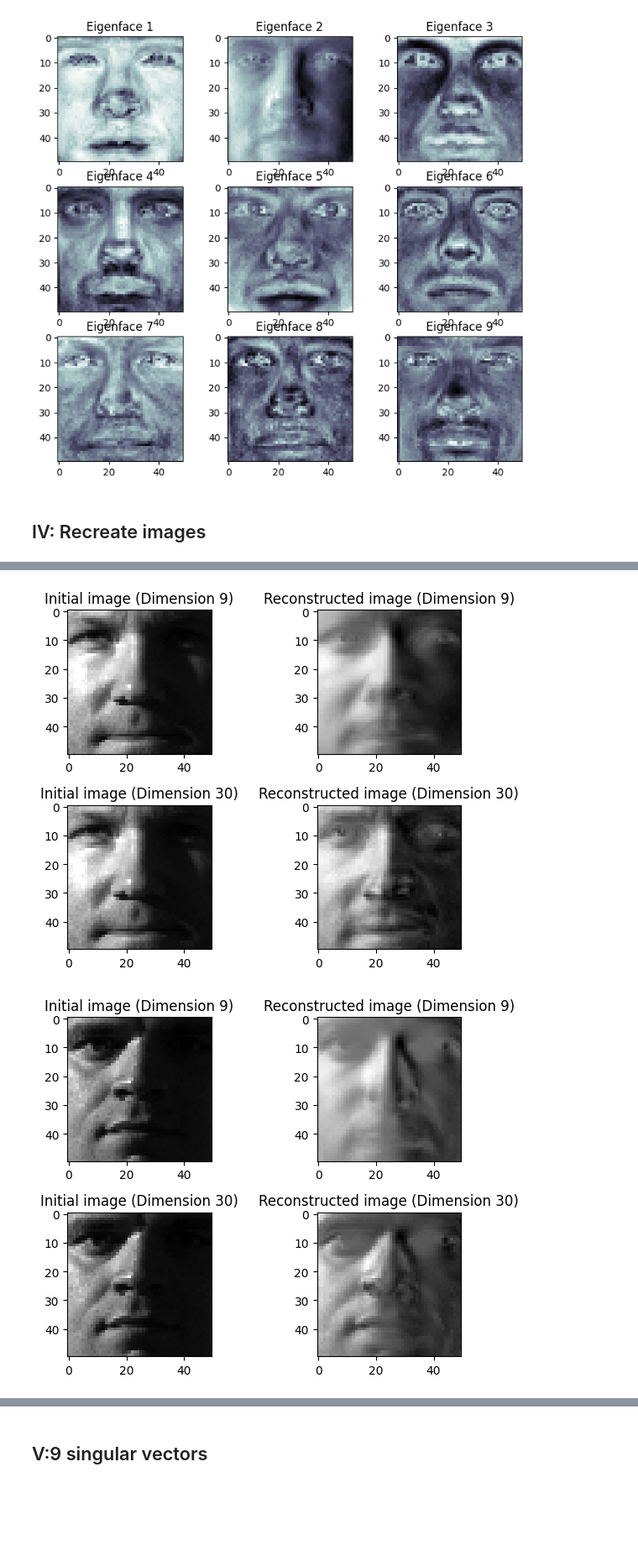
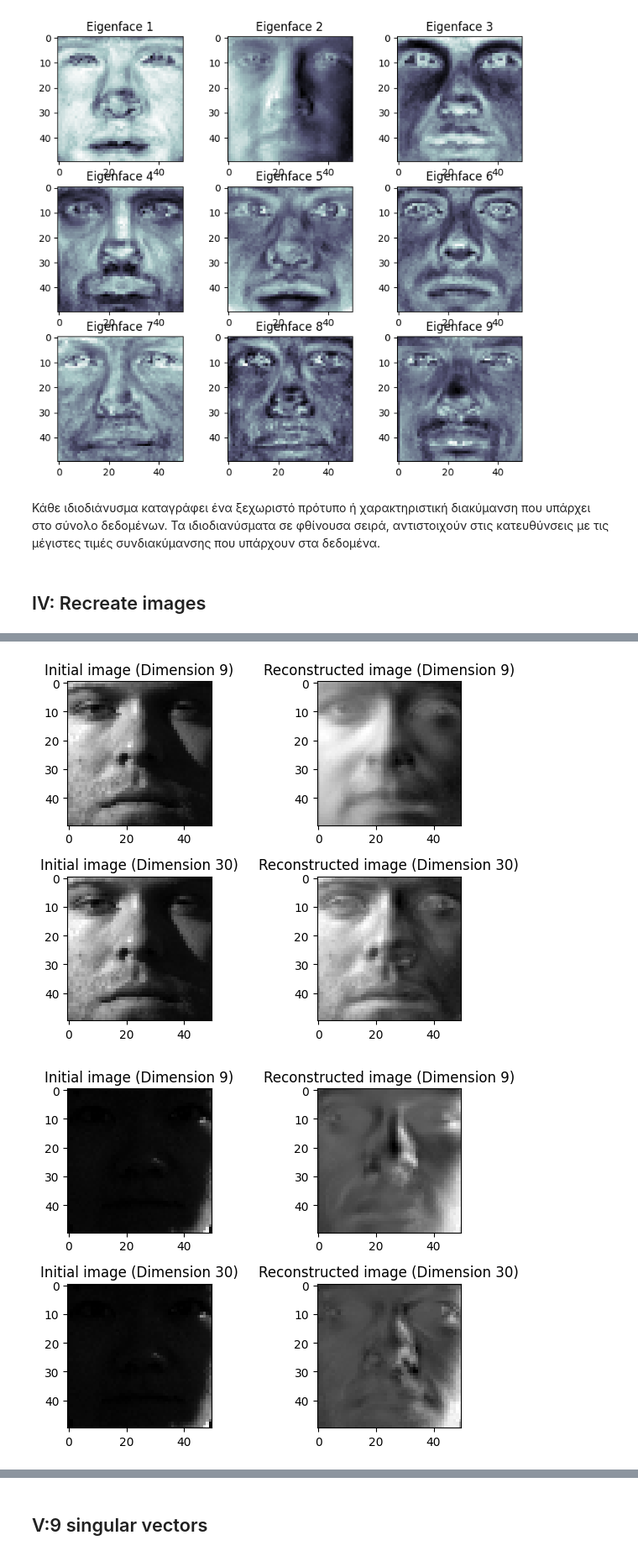
Before and after one commit to EvangeliaS/Eigenfaces-for-Face-Recognition, a Jupyter notebook: Steiropoulou_1115201800186.ipynb, the cells around one changed output, grey strips where cells are left out. Shown at 84% size. Drawn from its saved outputs; the diff is of its cells as text; code cells hidden in the pictures; blank space fills up the shorter version.

```diff
--- a/Steiropoulou_1115201800186.ipynb
+++ b/Steiropoulou_1115201800186.ipynb
@@ -73,7 +71,7 @@ def normalization(faces):
 # %% [markdown]
 ## II: Train Eigenfaces method
 # %%
-X_set1, y_set1 = loadImages("/home/eva/Documents/machine_learning/project2/faces", "Set_1")
+X_set1, y_set1 = loadImages("/content/gdrive/MyDrive/faces", "Set_1")
 
 X_train_set_1 = normalization(X_set1) #Train the model with the first set of images
 
@@ -88,7 +86,7 @@ for d in dimensions:
     knn = KNeighborsClassifier(n_neighbors=1).fit(X_train_pca, y_set1)  #Train the model
     for set_number in range(1,6):
         #Test the model, for every set of images
-        X_set, y_set = loadImages("/home/eva/Documents/machine_learning/project2/faces", "Set_" + str(set_number))
+        X_set, y_set = loadImages("/content/gdrive/MyDrive/faces", "Set_" + str(set_number))
         X_test_set = normalization(X_set)
         X_test_set = pca.transform(X_test_set)
         y_pred = knn.predict(X_test_set)
@@ -144,6 +142,8 @@ for i in range(9):
 plt.show()
 # %% [output]
 [figure]
+# %% [markdown]
+Κάθε ιδιοδιάνυσμα καταγράφει ένα ξεχωριστό πρότυπο ή χαρακτηριστική διακύμανση που υπάρχει στο σύνολο δεδομένων. Τα ιδιοδιανύσματα σε φθίνουσα σειρά, αντιστοιχούν στις κατευθύνσεις με τις μέγιστες τιμές συνδιακύμανσης που υπάρχουν στα δεδομένα.
 # %% [markdown]
 ## IV: Recreate images
 # %%
@@ -155,7 +155,7 @@ dimensions = [9, 30]
 initial_reconstructed = {}
 
 for set_number in range(1, 6):
-    X_set, y_set = loadImages("/home/eva/Documents/machine_learning/project2/faces", "Set_" + str(set_number))
+    X_set, y_set = loadImages("/content/gdrive/MyDrive/faces", "Set_" + str(set_number))
     random_image = np.random.randint(0, X_set.shape[0])  # Choose a random image
 
     for i, d in enumerate(dimensions):
@@ -185,5 +185,5 @@ for set_number in range(1, 6):
-[figure, old version]
+[figure, new version]
-[figure, old version]
+[figure, new version]
 # %% [markdown]
 H ανακατασκευή της εικόνας από το πρώτο σετ, το οποίο χρησιμοποιήθηκε για την εκπαίδευση είναι η πιο ακριβής, Στο 2ο σετ η ποιότητα είναι λίγο χαμηλότερη, αλλά αρκετά υψηλή. Με την αυξηση των διαστάσεων σε 30 απο 9 οι ανακατασκευασμένες εικόνες περιέχουν περισσότερες λεπτομέρειες.
 
```
Also changed, not shown: parts of 9 cells of this notebook.
